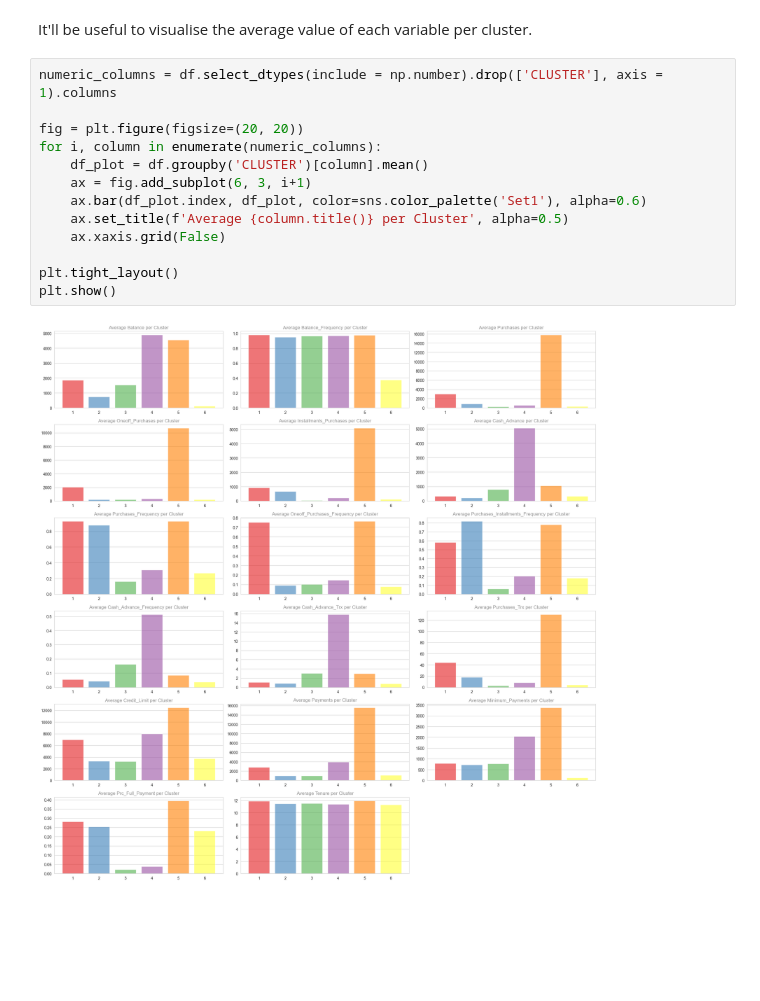
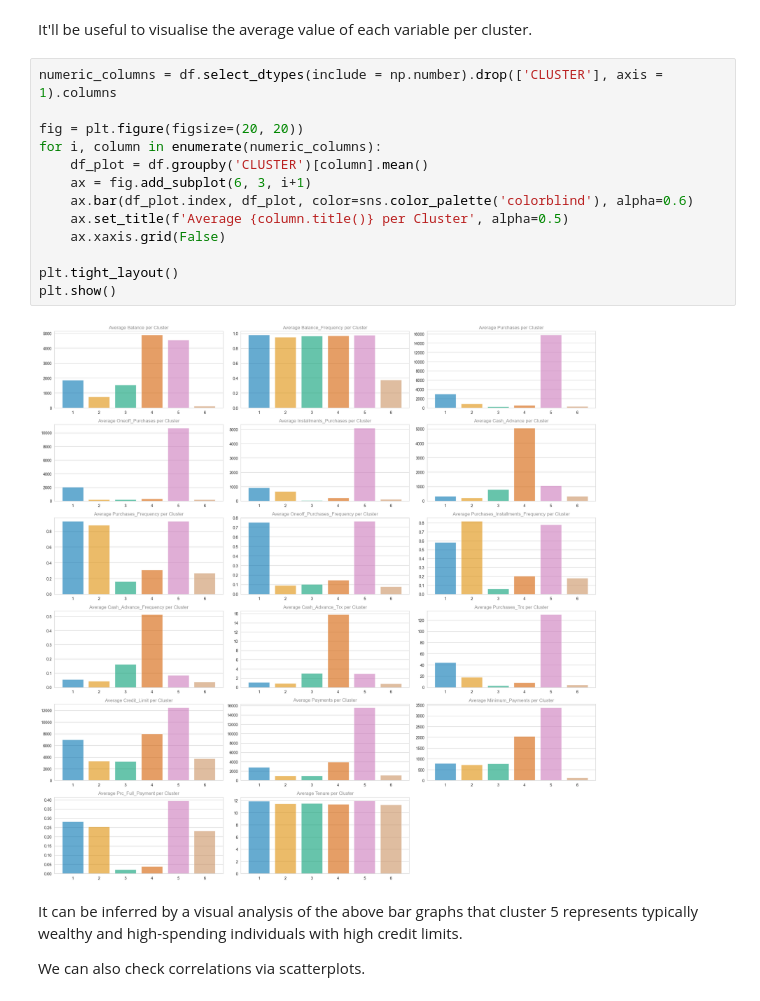
Before and after one commit to saxena-p/Credit-Card-Clustering, a Jupyter notebook: CC-Clustering.ipynb, the cells around one changed output. Drawn from its saved outputs; the diff is of its cells as text; blank space fills up the shorter version.

```diff
--- a/CC-Clustering.ipynb
+++ b/CC-Clustering.ipynb
@@ -190,15 +191,19 @@ It'll be useful to visualise the average value of each variable per cluster.
 # %%
 numeric_columns = df.select_dtypes(include = np.number).drop(['CLUSTER'], axis = 1).columns
 
 fig = plt.figure(figsize=(20, 20))
 for i, column in enumerate(numeric_columns):
     df_plot = df.groupby('CLUSTER')[column].mean()
     ax = fig.add_subplot(6, 3, i+1)
-    ax.bar(df_plot.index, df_plot, color=sns.color_palette('Set1'), alpha=0.6)
+    ax.bar(df_plot.index, df_plot, color=sns.color_palette('colorblind'), alpha=0.6)
     ax.set_title(f'Average {column.title()} per Cluster', alpha=0.5)
     ax.xaxis.grid(False)
 
 plt.tight_layout()
 plt.show()
 # %% [output]
-[figure, old version]
+[figure, new version]
+# %% [markdown]
+It can be inferred by a visual analysis of the above bar graphs that cluster 5 represents typically wealthy and high-spending individuals with high credit limits.
+
+We can also check correlations via scatterplots.
```
Also changed, not shown: parts of 3 cells of this notebook.
